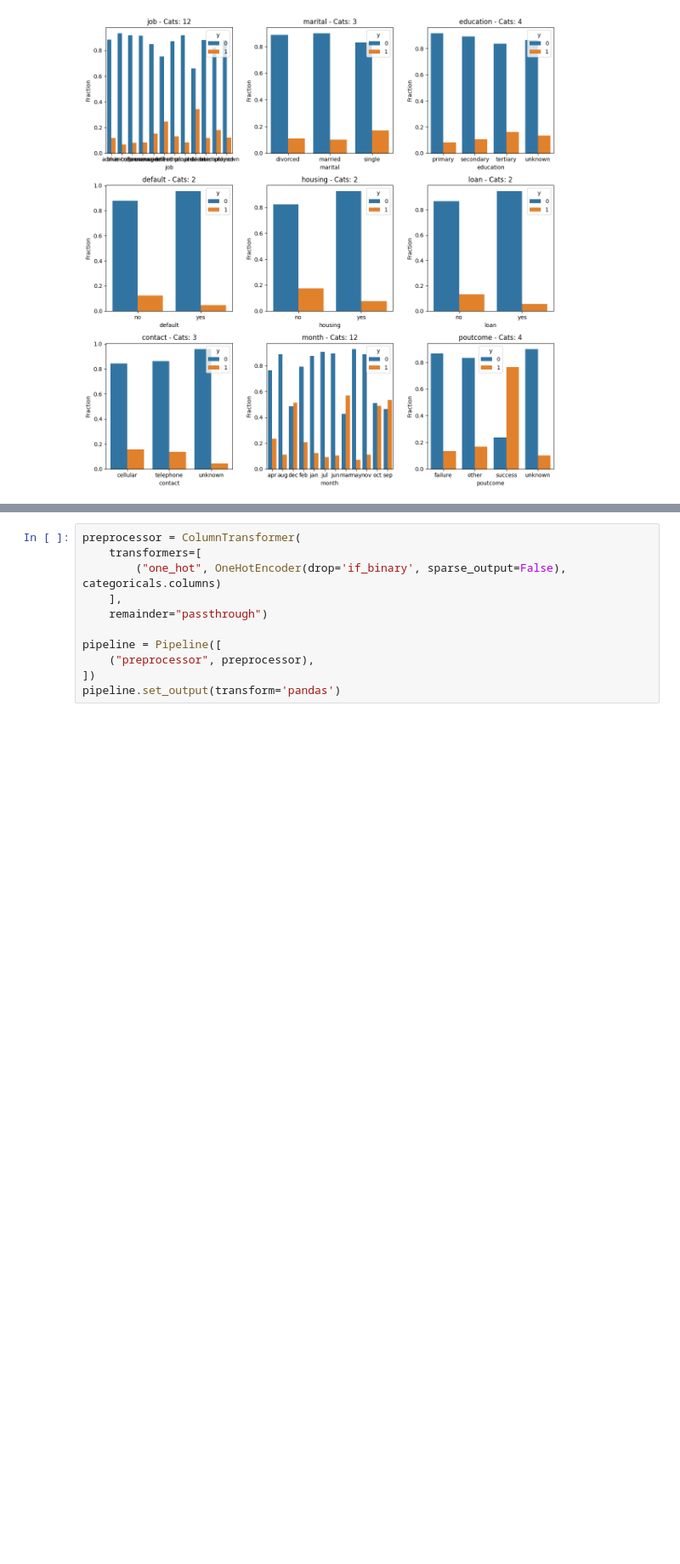
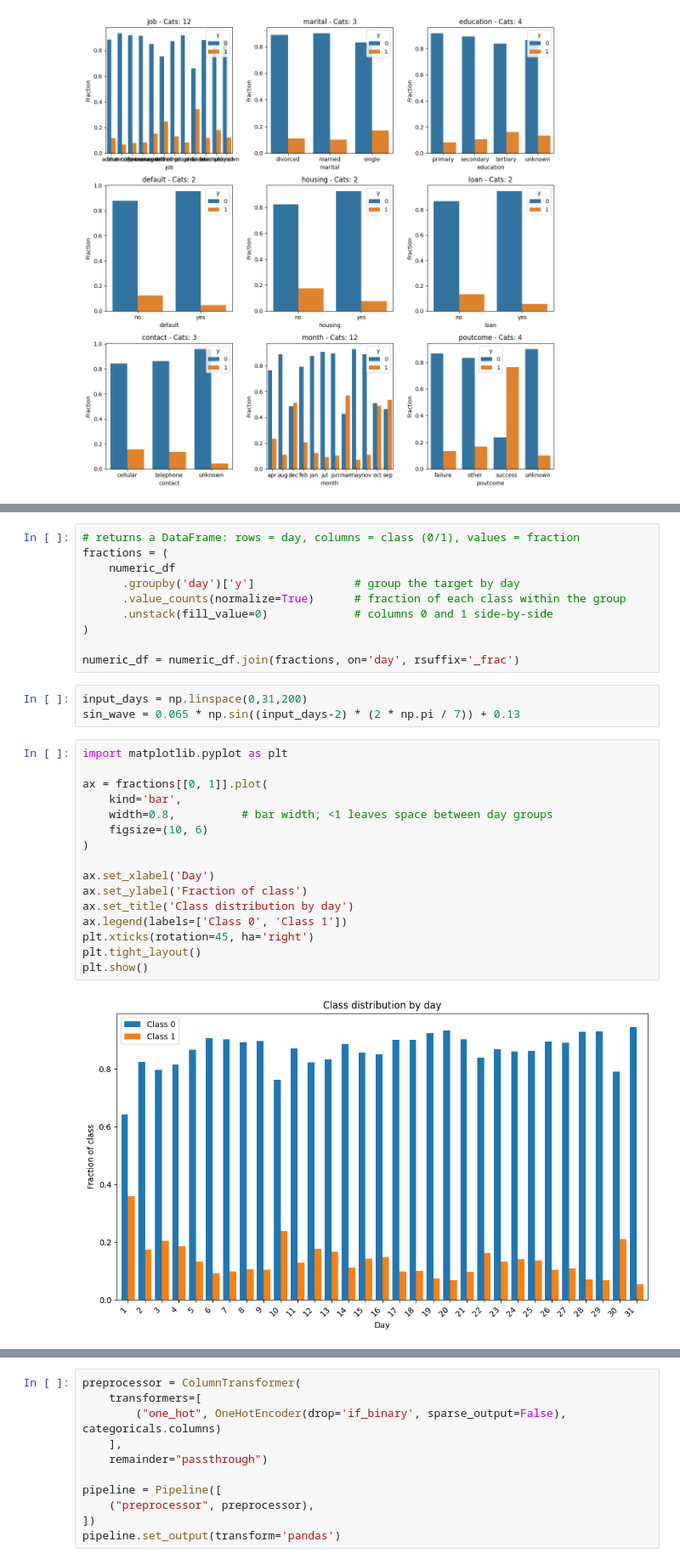
Before and after one commit to ol-webb/kaggle_playground_5-8, a Jupyter notebook: nb1.ipynb, the cells around one changed output, grey strips where cells are left out. Shown at 85% size. Cells and saved outputs as stored; diff of their text form; blank space fills up the shorter version.

```diff
--- a/nb1.ipynb
+++ b/nb1.ipynb
@@ -302,0 +319,31 @@ plt.show()
+# %%
+# returns a DataFrame: rows = day, columns = class (0/1), values = fraction
+fractions = (
+    numeric_df
+      .groupby('day')['y']               # group the target by day
+      .value_counts(normalize=True)      # fraction of each class within the group
+      .unstack(fill_value=0)             # columns 0 and 1 side-by-side
+)
+
+numeric_df = numeric_df.join(fractions, on='day', rsuffix='_frac')
+# %%
+input_days = np.linspace(0,31,200)
+sin_wave = 0.065 * np.sin((input_days-2) * (2 * np.pi / 7)) + 0.13
+# %%
+import matplotlib.pyplot as plt
+
+ax = fractions[[0, 1]].plot(
+    kind='bar',
+    width=0.8,          # bar width; <1 leaves space between day groups
+    figsize=(10, 6)
+)
+
+ax.set_xlabel('Day')
+ax.set_ylabel('Fraction of class')
+ax.set_title('Class distribution by day')
+ax.legend(labels=['Class 0', 'Class 1'])
+plt.xticks(rotation=45, ha='right')
+plt.tight_layout()
+plt.show()
+# %% [output]
+[figure, added]
```
Also changed, not shown: parts of 14 cells of this notebook.
